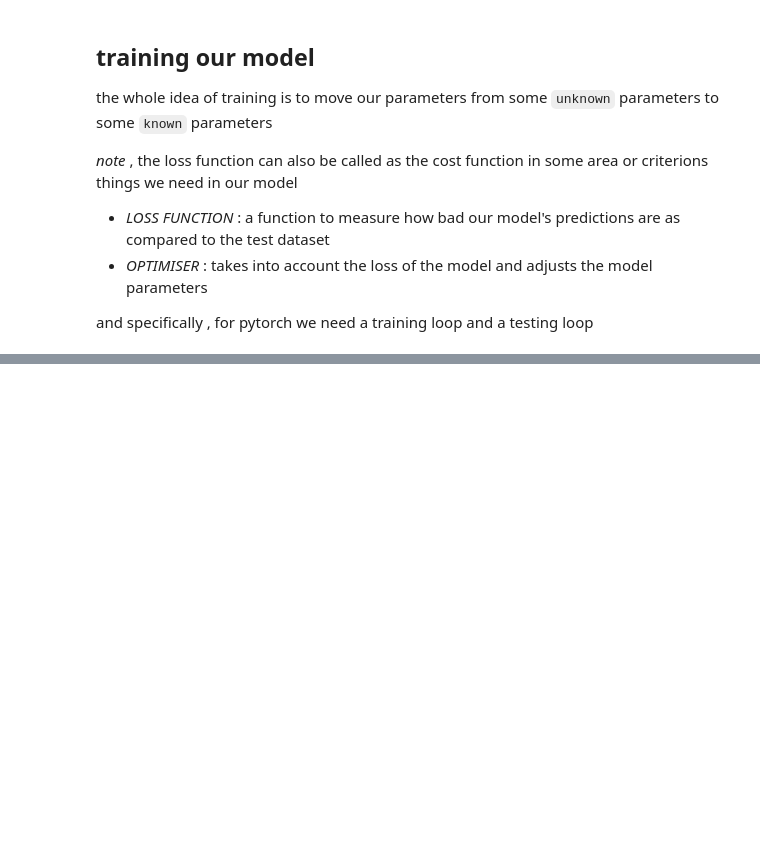
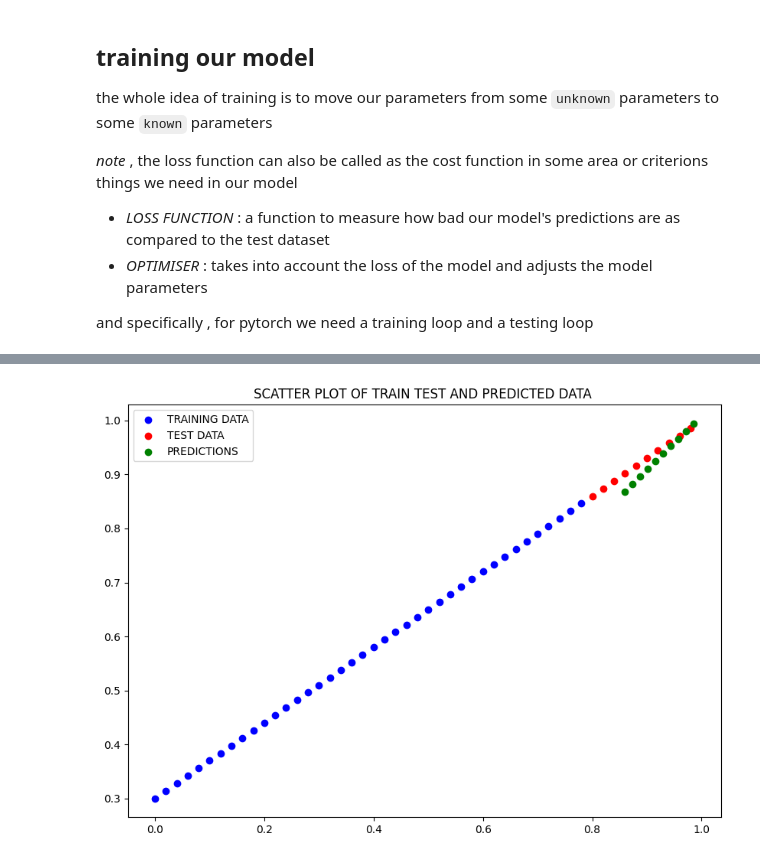
Before and after one commit to sksarvesh007/learn-pytorch, a Jupyter notebook: tut_two.ipynb, the cells around one changed output, grey strips where cells are left out. Cells and saved outputs as stored; diff of their text form; code cells hidden in the pictures; blank space fills up the shorter version.

```diff
--- a/tut_two.ipynb
+++ b/tut_two.ipynb
@@ -197,5 +190,6 @@ OrderedDict([('weights', tensor([0.3367])), ('bias', tensor([0.1288]))])
 # %%
 # setup a loss function
 loss_fn = nn.L1Loss()
-
+learn_rate = 0.01
 # setup an optimiser
+optimiser = torch.optim.SGD(params=model_0.parameters() , lr=learn_rate)  # stochiastic gradient descent
@@ -203,0 +205,20 @@ L1Loss()
+# %%
+epochs = 10000
+
+for epochs in range(epochs):
+    model_0.train() # train mode in pytorch sets all the parameters to gradients to require gradient
+
+    #  1 forward pass
+    y_pred = model_0(X_train)
+    #  2 calculate the loss
+    loss = loss_fn(y_pred , y_train)
+
+    #  3 optimiser 0 grad
+    optimiser.zero_grad()
+
+    #  4 perform back propogation on the loss with respect to the parameters of the model
+    loss.backward()
+
+    #  5 perform gradient descent
+    optimiser.step() # by default how the optimiser changes will accumulate through the loop , so we have to zeor them above in step three for the next iteration of the loop
+    model_0.eval()  # this turns off the gradient tracking
@@ -203,0 +248,5 @@ L1Loss()
+# %%
+with torch.inference_mode():
+    y_preds = model_0(X_test)
+
+y_preds
@@ -203,0 +264,4 @@ L1Loss()
+# %%
+plot_predictions(predictions=y_preds)
+# %% [output]
+[figure, added]
```
Also changed, not shown: parts of 16 cells of this notebook.
